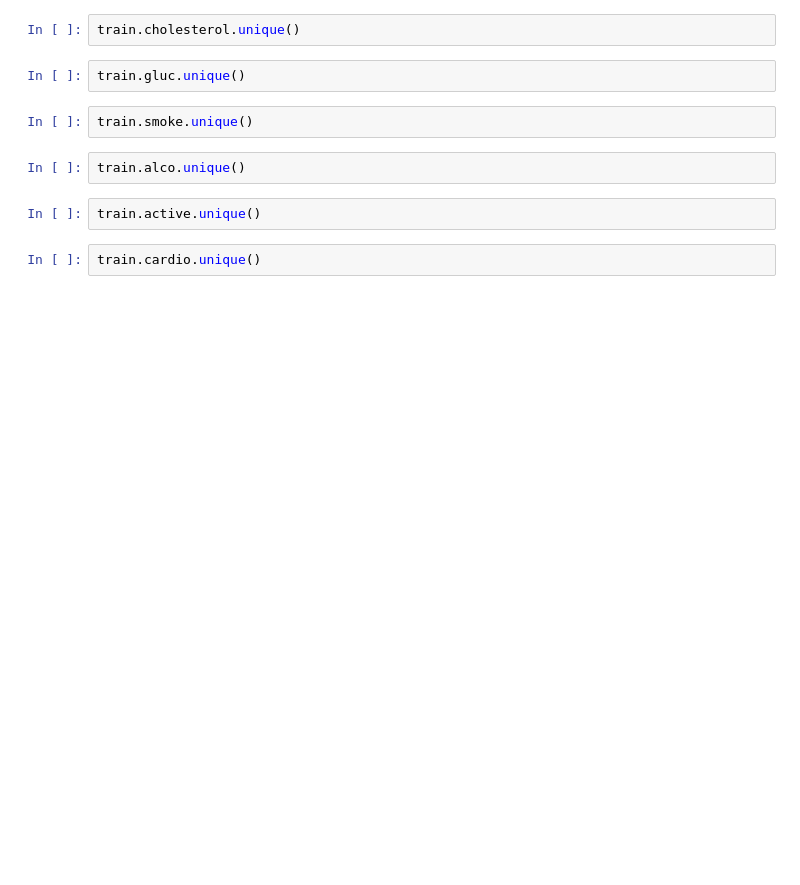
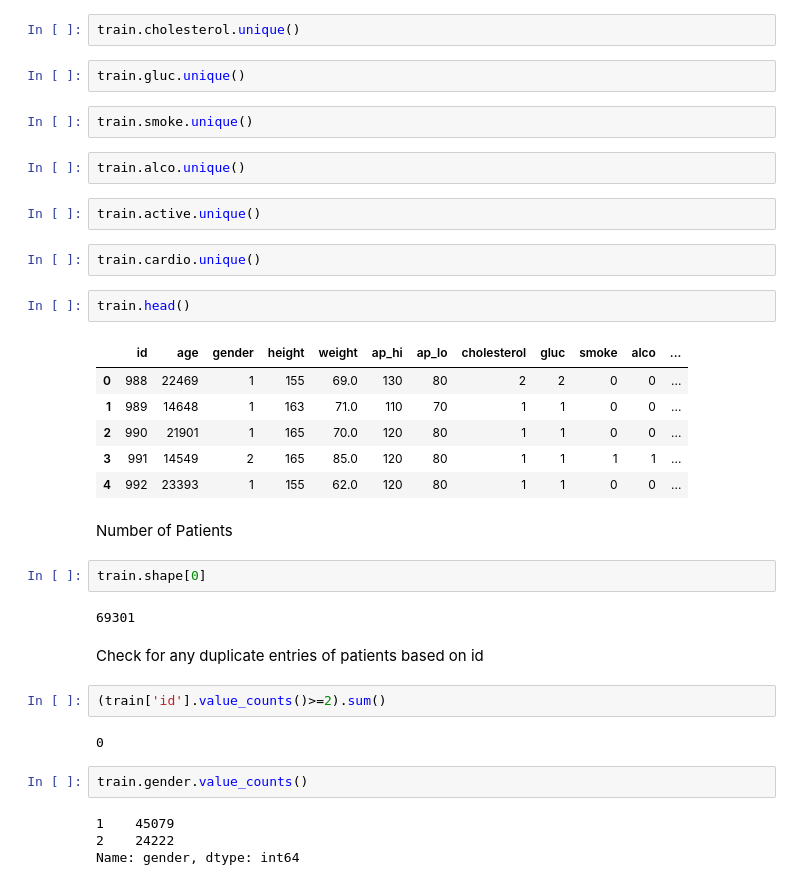
Before and after one commit to ikyath/CardioVascularDiseaseDetection, a Jupyter notebook: Cardiovascular_Disease_Detection.ipynb, the cells around one changed output. Cells and saved outputs as stored; diff of their text form; blank space fills up the shorter version.

```diff
--- a/Cardiovascular_Disease_Detection.ipynb
+++ b/Cardiovascular_Disease_Detection.ipynb
@@ -28,3 +28,30 @@ train.alco.unique()
 train.active.unique()
 # %%
 train.cardio.unique()
+# %%
+train.head()
+# %% [output]
+|  | id | age | gender | height | weight | ap_hi | ap_lo | cholesterol | gluc | smoke | alco | ... |
+| 0 | 988 | 22469 | 1 | 155 | 69.0 | 130 | 80 | 2 | 2 | 0 | 0 | ... |
+| 1 | 989 | 14648 | 1 | 163 | 71.0 | 110 | 70 | 1 | 1 | 0 | 0 | ... |
+| 2 | 990 | 21901 | 1 | 165 | 70.0 | 120 | 80 | 1 | 1 | 0 | 0 | ... |
+| 3 | 991 | 14549 | 2 | 165 | 85.0 | 120 | 80 | 1 | 1 | 1 | 1 | ... |
+| 4 | 992 | 23393 | 1 | 155 | 62.0 | 120 | 80 | 1 | 1 | 0 | 0 | ... |
+# %% [markdown]
+ Number of Patients
+# %%
+train.shape[0]
+# %% [output]
+69301
+# %% [markdown]
+ Check for any duplicate entries of patients based on id
+# %%
+(train['id'].value_counts()>=2).sum()
+# %% [output]
+0
+# %%
+train.gender.value_counts()
+# %% [output]
+1    45079
+2    24222
+Name: gender, dtype: int64
```
Also changed, not shown: parts of 26 cells of this notebook.
